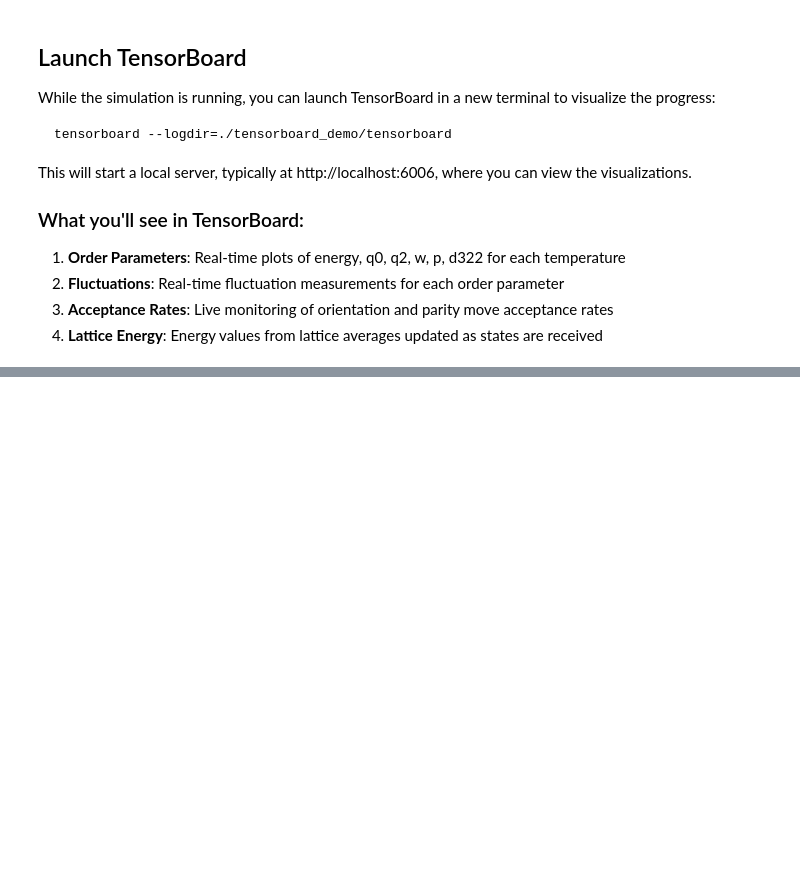
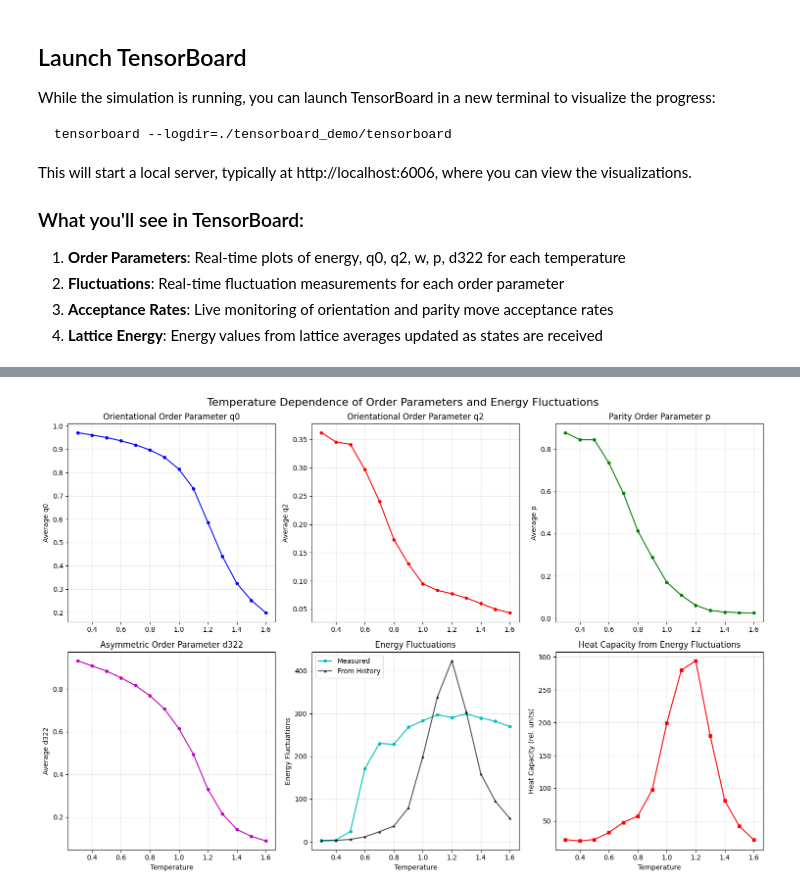
Before and after one commit to lyckantropen/latticemc, a Jupyter notebook: example_tensorboard.ipynb, the cells around one changed output, grey strips where cells are left out. Cells and saved outputs as stored; diff of their text form; code cells hidden in the pictures; blank space fills up the shorter version.

Commit message:
Add example plots to example notebook

```diff
--- a/example_tensorboard.ipynb
+++ b/example_tensorboard.ipynb
@@ -126,0 +127,18 @@ The new immediate logging approach provides several advantages:
+# %%
+import pandas as pd
+import matplotlib.pyplot as plt
+import numpy as np
+from pathlib import Path
+
+# Load the final parameter summary data (contains decorrelated averages over full history)
+data_path = Path('./tensorboard_demo/data/')
+
+# Load the comprehensive parameter summary table
+# This contains one row per parameter set with all averaged quantities
+df_summary = pd.read_pickle(data_path / 'parameter_summary_final.xz')
+
+# Display basic info about the data
+print(f"Data shape: {df_summary.shape}")
+print(f"Temperature range: {df_summary['temperature'].min():.2f} - {df_summary['temperature'].max():.2f}")
+print("\nAvailable columns:")
+print([col for col in df_summary.columns if col.startswith(('avg_', 'fluct_', 'hist_fluct_'))])
@@ -126,0 +151,52 @@ The new immediate logging approach provides several advantages:
+# %%
+%matplotlib inline
+# Create comprehensive temperature plots showing order parameters and energy fluctuations
+fig, axes = plt.subplots(2, 3, figsize=(15, 10))
+fig.suptitle('Temperature Dependence of Order Parameters and Energy Fluctuations', fontsize=16)
+
+# Sort data by temperature for smooth curves
+df_sorted = df_summary.sort_values('temperature')
+temps = df_sorted['temperature']
+
+# Plot order parameters: q0, q2, p, d322
+axes[0, 0].plot(temps, df_sorted['avg_q0'], 'bo-', label='q0', markersize=4)
+axes[0, 0].set_ylabel('Average q0')
+axes[0, 0].set_title('Orientational Order Parameter q0')
+axes[0, 0].grid(True, alpha=0.3)
+
+axes[0, 1].plot(temps, df_sorted['avg_q2'], 'ro-', label='q2', markersize=4)
+axes[0, 1].set_ylabel('Average q2')
+axes[0, 1].set_title('Orientational Order Parameter q2')
+axes[0, 1].grid(True, alpha=0.3)
+
+axes[0, 2].plot(temps, df_sorted['avg_p'], 'go-', label='p', markersize=4)
+axes[0, 2].set_ylabel('Average p')
+axes[0, 2].set_title('Parity Order Parameter p')
+axes[0, 2].grid(True, alpha=0.3)
+
+axes[1, 0].plot(temps, df_sorted['avg_d322'], 'mo-', label='d322', markersize=4)
+axes[1, 0].set_ylabel('Average d322')
+axes[1, 0].set_xlabel('Temperature')
+axes[1, 0].set_title('Asymmetric Order Parameter d322')
+axes[1, 0].grid(True, alpha=0.3)
+
+# Plot energy fluctuations (both measured during simulation and calculated from history)
+axes[1, 1].plot(temps, df_sorted['fluct_energy'], 'co-', label='Measured', markersize=4)
+axes[1, 1].plot(temps, df_sorted['hist_fluct_energy'], 'k^-', label='From History', markersize=3, alpha=0.7)
+axes[1, 1].set_ylabel('Energy Fluctuations')
+axes[1, 1].set_xlabel('Temperature')
+axes[1, 1].set_title('Energy Fluctuations')
+axes[1, 1].legend()
+axes[1, 1].grid(True, alpha=0.3)
+
+# Heat capacity (proportional to energy fluctuations / T^2)
+heat_capacity = df_sorted['hist_fluct_energy'] / (df_sorted['temperature']**2)
+axes[1, 2].plot(temps, heat_capacity, 'rs-', label='C ∝ ⟨ΔE²⟩/T²', markersize=4)
+axes[1, 2].set_ylabel('Heat Capacity (rel. units)')
+axes[1, 2].set_xlabel('Temperature')
+axes[1, 2].set_title('Heat Capacity from Energy Fluctuations')
+axes[1, 2].grid(True, alpha=0.3)
+
+plt.tight_layout()
+# %% [output]
+[figure, added]
```
Also changed, not shown: parts of 6 cells of this notebook.
